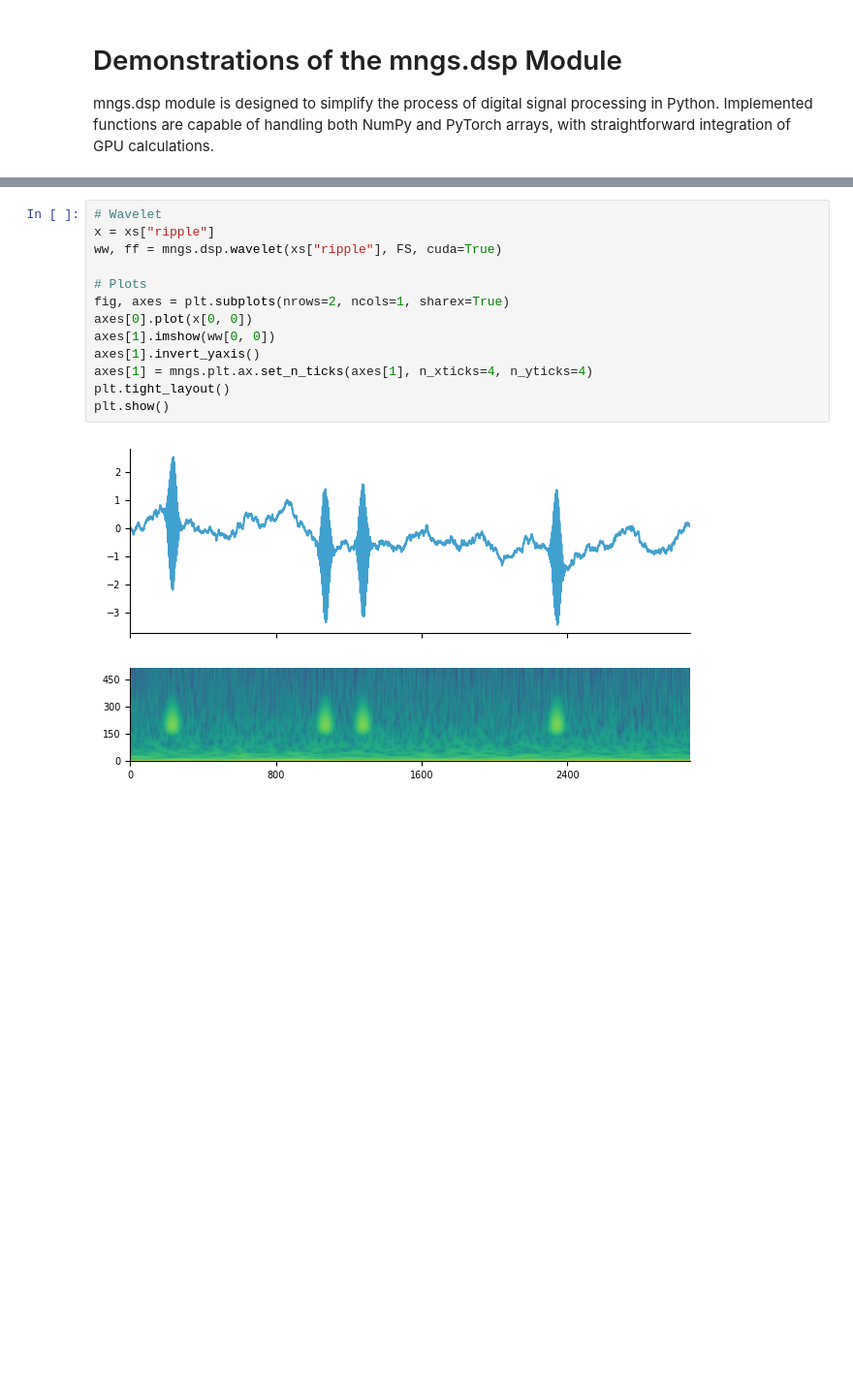
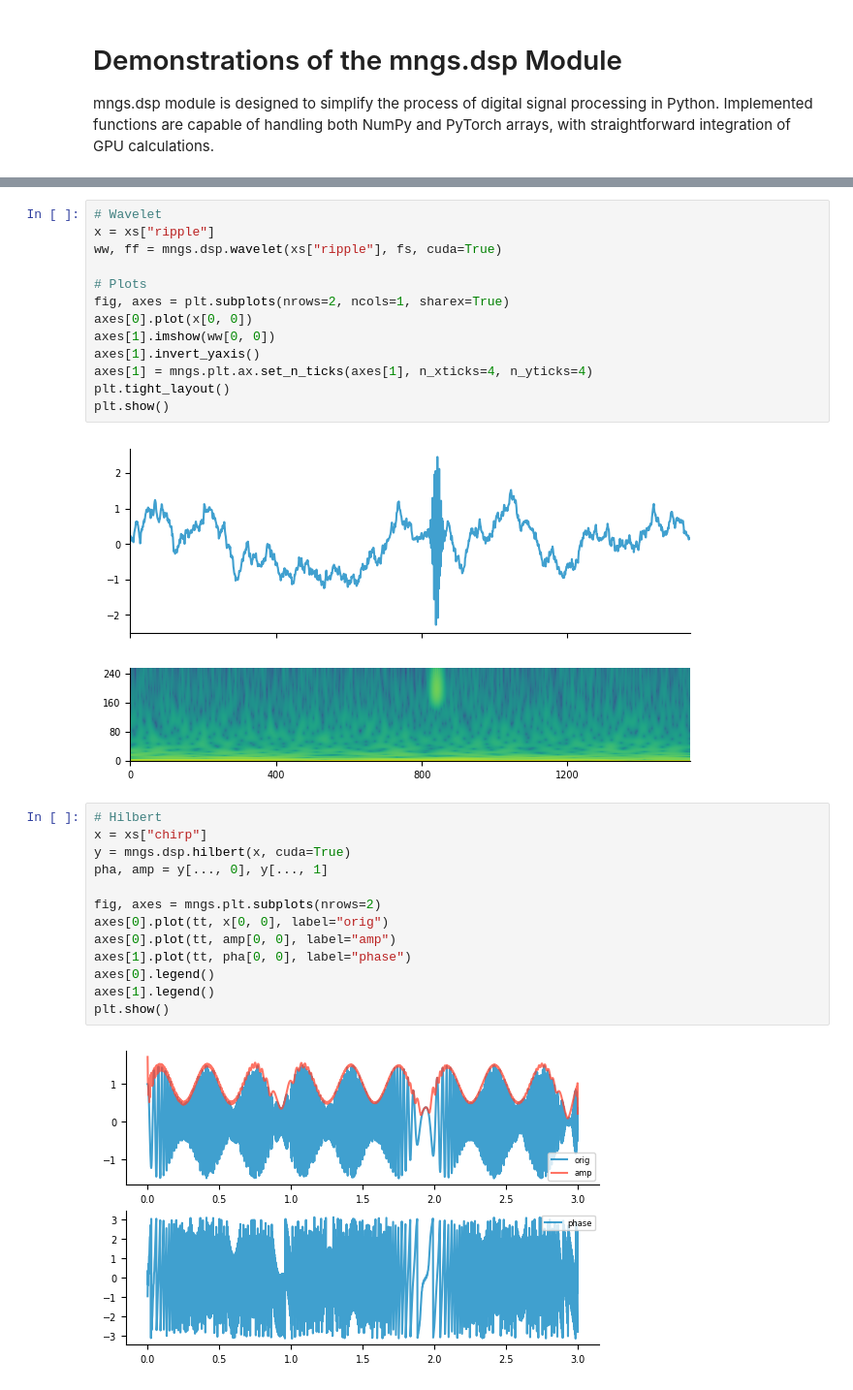
Before and after one commit to ywatanabe1989/mngs, a Jupyter notebook: demos/dsp.ipynb, the cells around one changed output, grey strips where cells are left out. Shown at 97% size. Drawn from its saved outputs; the diff is of its cells as text; blank space fills up the shorter version.

```diff
--- a/demos/dsp.ipynb
+++ b/demos/dsp.ipynb
@@ -106,7 +130,7 @@ plt.plot(ff, pp[0,0])
 # %%
 # Wavelet
 x = xs["ripple"]
-ww, ff = mngs.dsp.wavelet(xs["ripple"], FS, cuda=True)
+ww, ff = mngs.dsp.wavelet(xs["ripple"], fs, cuda=True)
 
 # Plots
 fig, axes = plt.subplots(nrows=2, ncols=1, sharex=True)
@@ -117,4 +141,19 @@ axes[1] = mngs.plt.ax.set_n_ticks(axes[1], n_xticks=4, n_yticks=4)
 plt.tight_layout()
 plt.show()
 # %% [output]
-[figure, old version]
+[figure, new version]
+# %%
+# Hilbert
+x = xs["chirp"]
+y = mngs.dsp.hilbert(x, cuda=True)
+pha, amp = y[..., 0], y[..., 1]
+
+fig, axes = mngs.plt.subplots(nrows=2)
+axes[0].plot(tt, x[0, 0], label="orig")
+axes[0].plot(tt, amp[0, 0], label="amp")
+axes[1].plot(tt, pha[0, 0], label="phase")
+axes[0].legend()
+axes[1].legend()
+plt.show()
+# %% [output]
+[figure, added]
```
Also changed, not shown: parts of 7 cells of this notebook.
